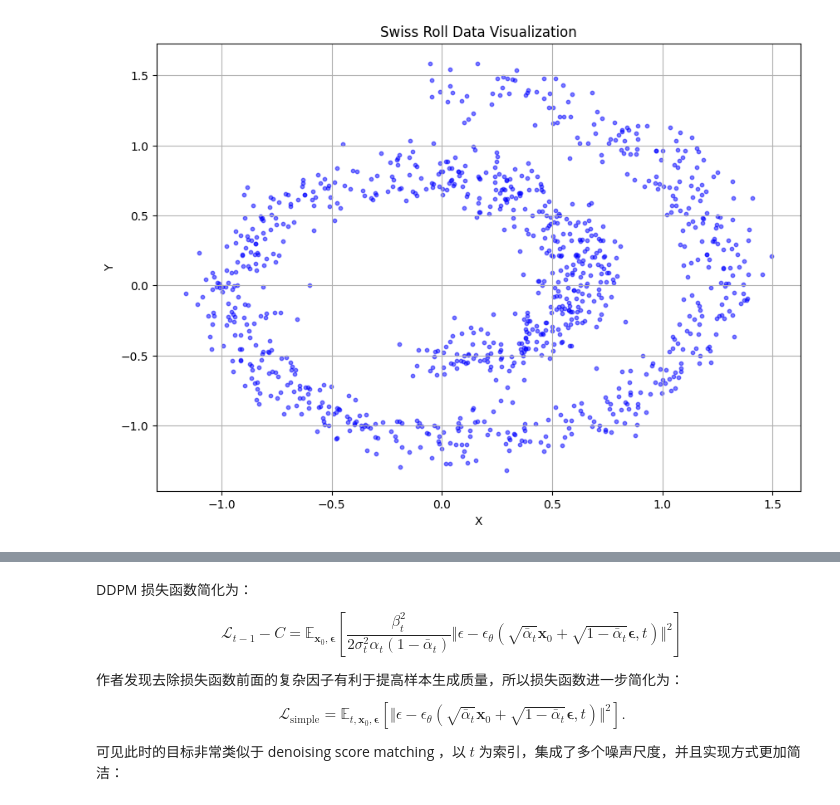
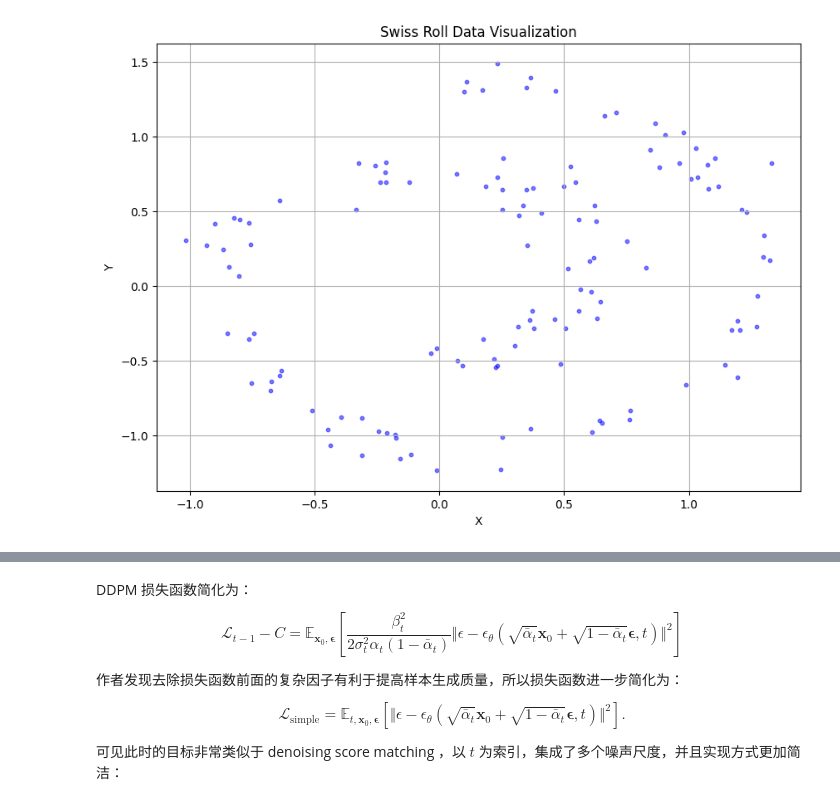
Before and after one commit to baizhu0414/BasicKnoFroDL, a Jupyter notebook: AI04-实战/1.5.12-基于扩散模型的甜甜圈点图生成/Diffusion.ipynb, the cells around one changed output, grey strips where cells are left out. Drawn from its saved outputs; the diff is of its cells as text; code cells hidden in the pictures.

```diff
--- a/AI04-实战/1.5.12-基于扩散模型的甜甜圈点图生成/Diffusion.ipynb
+++ b/AI04-实战/1.5.12-基于扩散模型的甜甜圈点图生成/Diffusion.ipynb
@@ -624,43 +617,48 @@ import torch.nn.functional as F
 import matplotlib.pyplot as plt
 from sklearn.datasets import make_swiss_roll
 
-# 生成瑞士卷数据集的样本
 def sample_batch(size, noise=1.0):
+    """生成瑞士卷数据集的样本(size, 2)"""
     # make_swiss_roll生成的是3D 数据，shape 为(size, 3)（size个样本，每个 3 个特征）
     x, _ = make_swiss_roll(size, noise=noise)
     # 取第 0 和 2 列，得到(size, 2)的 2D 数据
     return x[:, [0, 2]] / 10.0
 
-# 从输入张量中提取指定时间步的元素，升维到x
 def extract(input, t, x):
+    """从输入张量中提取指定时间步的元素，升维到x的维度"""
     shape = x.shape
     out = torch.gather(input, 0, t.to(input.device))
     reshape = [t.shape[0]] + [1] * (len(shape) - 1)
     return out.reshape(*reshape)
 
-# 生成beta调度表，用于控制每个时间步的噪声强度
 def make_beta_schedule(schedule='linear', n_timesteps=1000, start=1e-5, end=1e-2):
+    """生成beta调度表，用于控制每个时间步的噪声强度"""
     if schedule == 'linear':
         betas = torch.linspace(start, end, n_timesteps)
     elif schedule == "quad":
         betas = torch.linspace(start ** 0.5, end ** 0.5, n_timesteps) ** 2
     elif schedule == "sigmoid":
         betas = torch.linspace(-6, 6, n_timesteps)
         betas = torch.sigmoid(betas) * (end - start) + start
     return betas
 
 # 可视化瑞士卷数据
 def visualize_swiss_roll():
-    data = sample_batch(1000)
+    data = sample_batch(10**4)
+    # 从一个10000点的甜甜圈数据集中采样128个点作为一个训练集样本
+    dataset = torch.tensor(data).float()
+    per_idx = torch.randperm(dataset.shape[0])
+    data = dataset[per_idx[:128]]
+    # 绘制一个样本的shape
     plt.figure(figsize=(10, 7))
     plt.scatter(data[:, 0], data[:, 1], c='blue', marker='o', s=10, alpha=0.5)
     plt.title('Swiss Roll Data Visualization')
     plt.xlabel('X')
     plt.ylabel('Y')
     plt.grid(True)
     plt.show()
 
 # 可视化瑞士卷数据
 visualize_swiss_roll()
 # %% [output]
-[figure, old version]
+[figure, new version]
```
Also changed, not shown: parts of 8 cells of this notebook, 2 other files.
